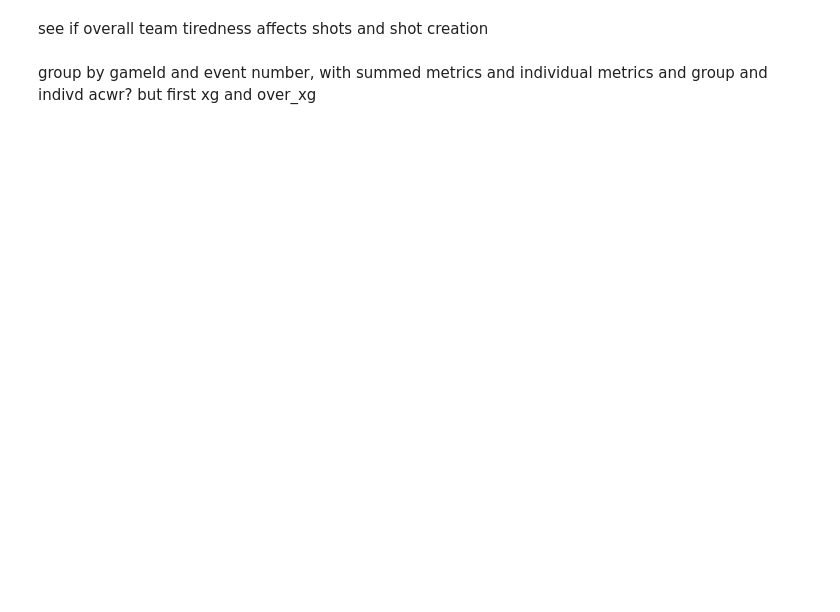
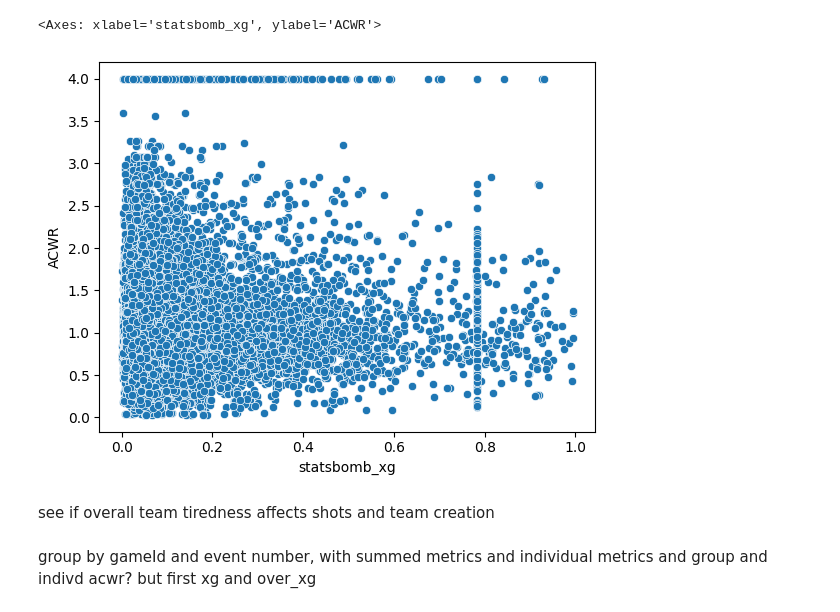
Before and after one commit to conormalone/Hudl_Performance_Insights_2025, a Jupyter notebook: team_xg_working.ipynb, the cells around one changed output. Cells and saved outputs as stored; diff of their text form; code cells hidden in the pictures; blank space fills up the shorter version.

```diff
--- a/team_xg_working.ipynb
+++ b/team_xg_working.ipynb
@@ -25,4 +128,10 @@ team_metrics_df.head()
+# %%
+
+sns.scatterplot(data=team_agg_df, x="statsbomb_xg", y="ACWR")
+# %% [output]
+<Axes: xlabel='statsbomb_xg', ylabel='ACWR'>
+[figure, added]
 # %% [markdown]
-see if overall team tiredness affects shots and shot creation
+see if overall team tiredness affects shots and team creation
 # %% [markdown]
 group by gameId and event number, with summed metrics and individual metrics and group and indivd acwr? but first xg and over_xg
```
Also changed, not shown: parts of 40 cells of this notebook.
